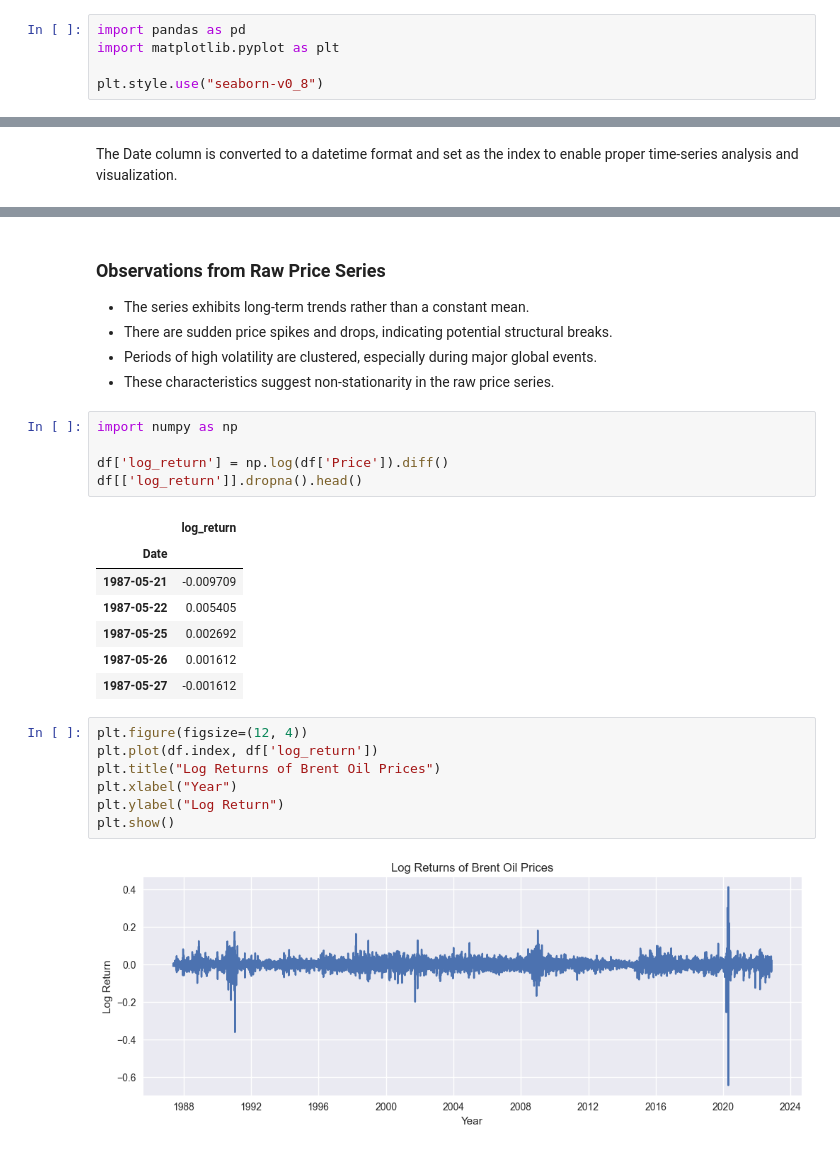
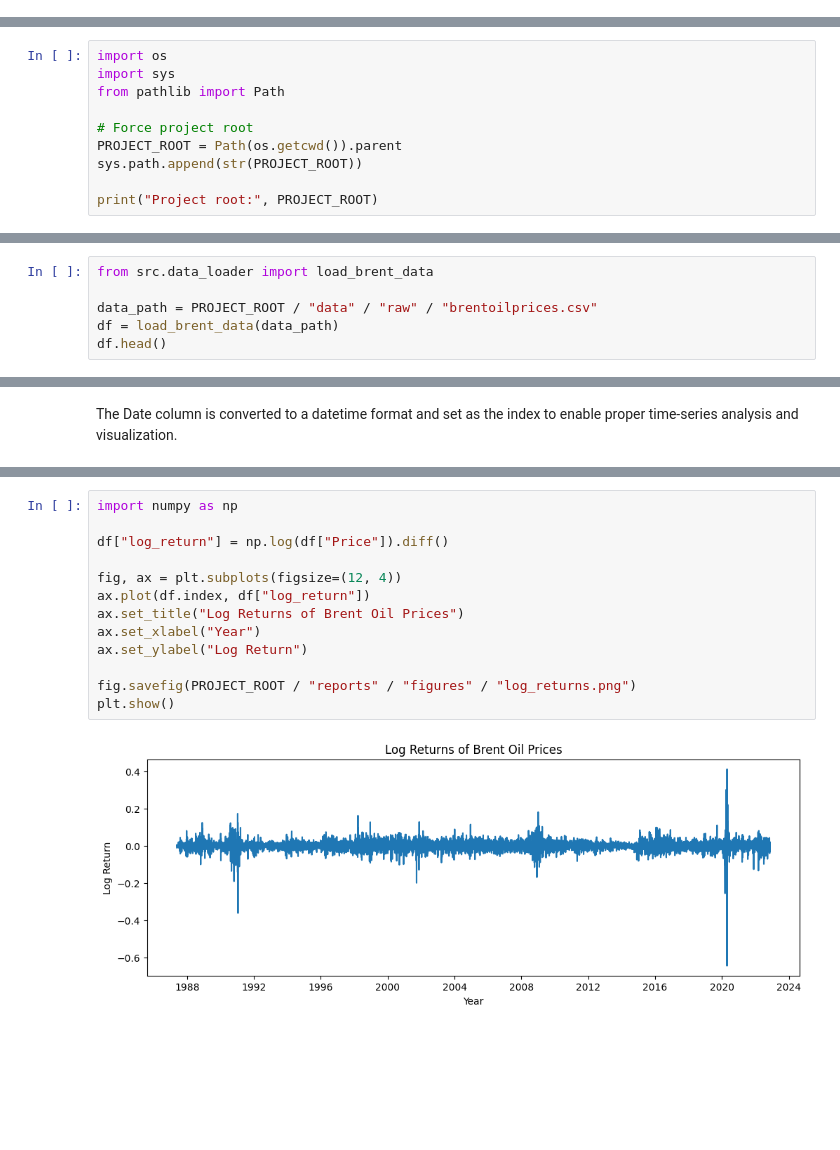
Before and after one commit to fayza-shemsu/week11-change-point-analysis, a Jupyter notebook: notebooks/01_eda_and_data_understanding.ipynb, the cells around one changed output, grey strips where cells are left out. Cells and saved outputs as stored; diff of their text form; blank space fills up the shorter version.

Commit message:
Add EDA plots and save figures for documentation

```diff
--- a/notebooks/01_eda_and_data_understanding.ipynb
+++ b/notebooks/01_eda_and_data_understanding.ipynb
@@ -2,8 +2,3 @@
 # Exploratory Data Analysis of Brent Oil Prices
 
 This notebook performs initial exploratory data analysis (EDA) on historical Brent oil price data to understand its time-series characteristics and prepare for change point analysis.
-# %%
-import pandas as pd
-import matplotlib.pyplot as plt
-
-plt.style.use("seaborn-v0_8")
@@ -33,0 +5,10 @@ memory usage: 140.8 KB
+# %%
+import os
+import sys
+from pathlib import Path
+
+# Force project root
+PROJECT_ROOT = Path(os.getcwd()).parent
+sys.path.append(str(PROJECT_ROOT))
+
+print("Project root:", PROJECT_ROOT)
@@ -33,0 +17,6 @@ memory usage: 140.8 KB
+# %%
+from src.data_loader import load_brent_data
+
+data_path = PROJECT_ROOT / "data" / "raw" / "brentoilprices.csv"
+df = load_brent_data(data_path)
+df.head()
@@ -45,29 +67,15 @@ plt.show()
-# %% [markdown]
-### Observations from Raw Price Series
-
-- The series exhibits long-term trends rather than a constant mean.
-- There are sudden price spikes and drops, indicating potential structural breaks.
-- Periods of high volatility are clustered, especially during major global events.
-- These characteristics suggest non-stationarity in the raw price series.
-# %%
-import numpy as np
-
-df['log_return'] = np.log(df['Price']).diff()
-df[['log_return']].dropna().head()
-# %% [output]
-|  | log_return |
-| Date |  |
-| 1987-05-21 | -0.009709 |
-| 1987-05-22 | 0.005405 |
-| 1987-05-25 | 0.002692 |
-| 1987-05-26 | 0.001612 |
-| 1987-05-27 | -0.001612 |
 # %%
-plt.figure(figsize=(12, 4))
-plt.plot(df.index, df['log_return'])
-plt.title("Log Returns of Brent Oil Prices")
-plt.xlabel("Year")
-plt.ylabel("Log Return")
+import numpy as np
+
+df["log_return"] = np.log(df["Price"]).diff()
+
+fig, ax = plt.subplots(figsize=(12, 4))
+ax.plot(df.index, df["log_return"])
+ax.set_title("Log Returns of Brent Oil Prices")
+ax.set_xlabel("Year")
+ax.set_ylabel("Log Return")
+
+fig.savefig(PROJECT_ROOT / "reports" / "figures" / "log_returns.png")
 plt.show()
 # %% [output]
-[figure, old version]
+[figure, new version]
```
Also changed, not shown: parts of 9 cells of this notebook, 2 other files.
